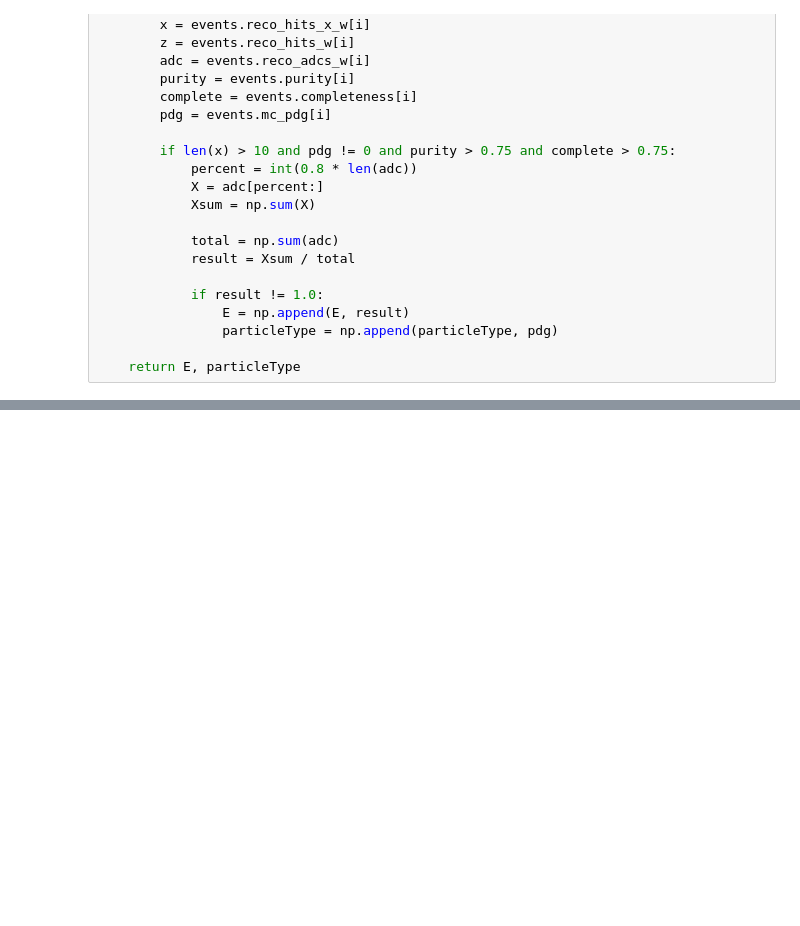
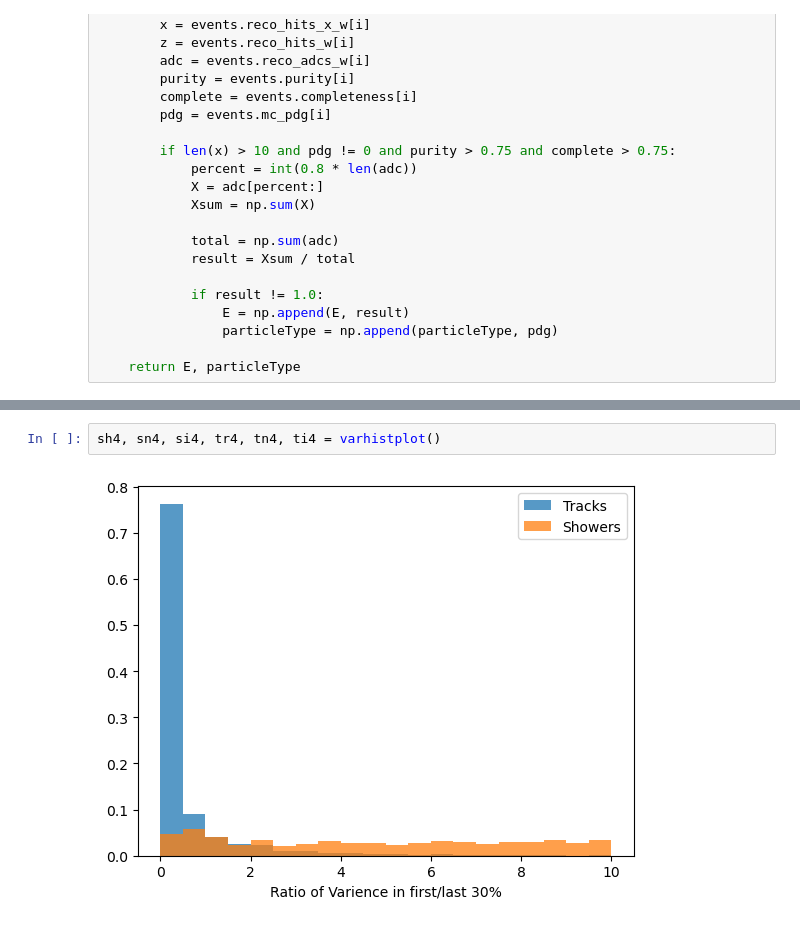
Before and after one commit to mohummudh/neutrinos-dune, a Jupyter notebook: andrew/straightlinefit/CorrelationMatrix.ipynb, the cells around one changed output, grey strips where cells are left out. Saved outputs shown, nothing was run; the diff lists cells and outputs as text; blank space fills up the shorter version.

```diff
--- a/andrew/straightlinefit/CorrelationMatrix.ipynb
+++ b/andrew/straightlinefit/CorrelationMatrix.ipynb
@@ -361,0 +442,4 @@ def correlationmatrix():
+# %%
+sh4, sn4, si4, tr4, tn4, ti4 = varhistplot()
+# %% [output]
+[figure, added]
```
Also changed, not shown: parts of 16 cells of this notebook.
